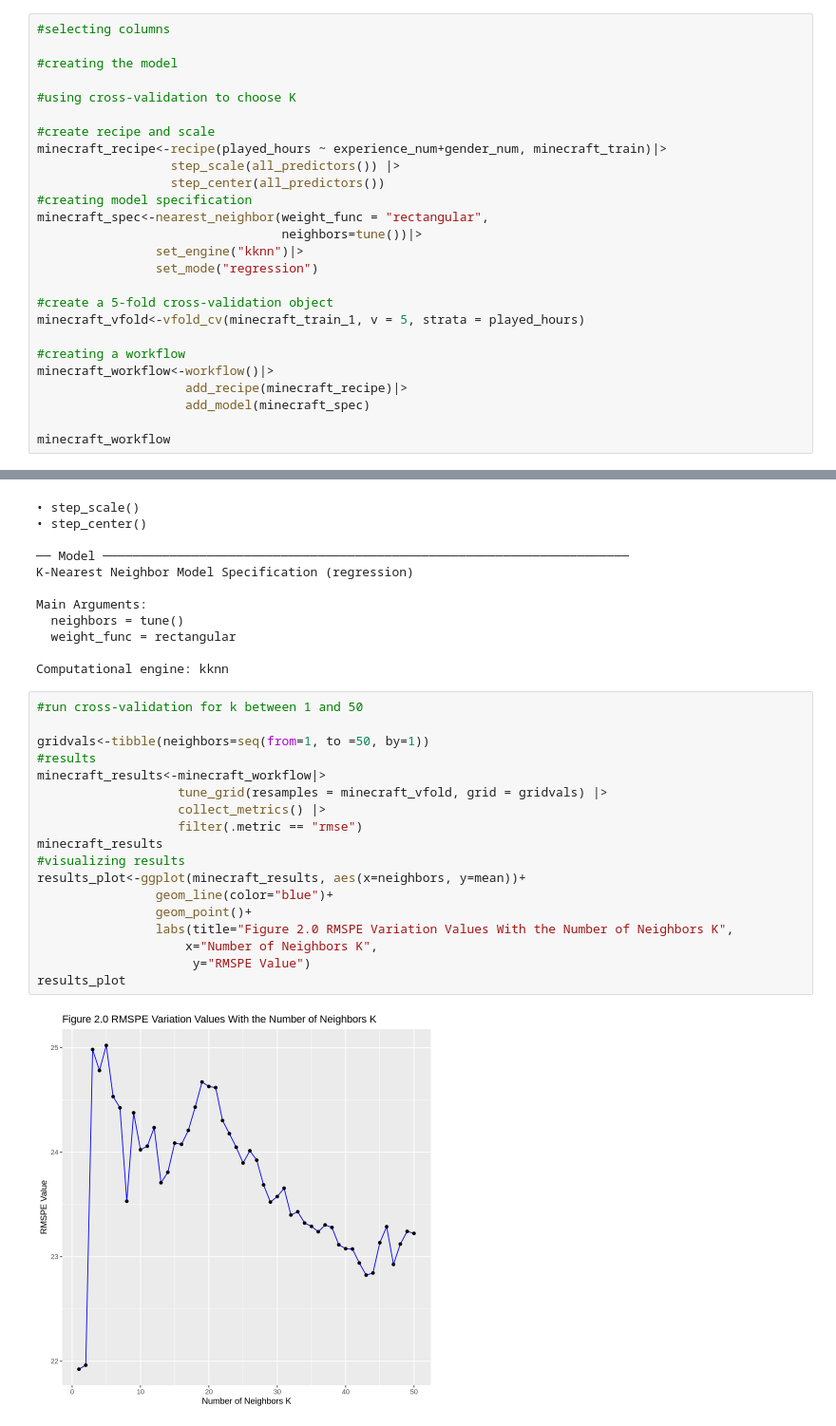
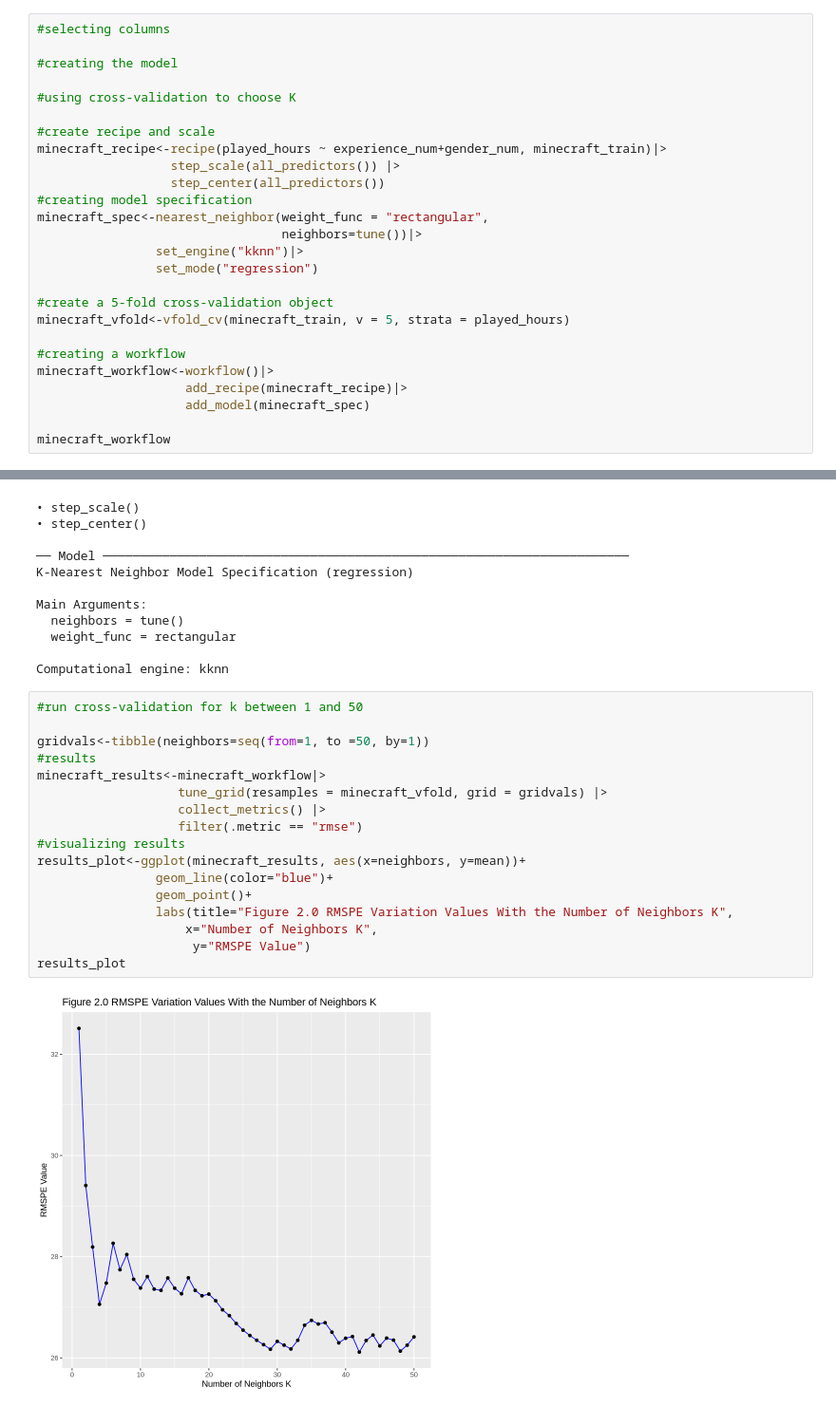
Before and after one commit to yuunvis/Group-Project, a Jupyter notebook: group_project.ipynb, the cells around one changed output, grey strips where cells are left out. Shown at 95% size. Drawn from its saved outputs; the diff is of its cells as text.

```diff
--- a/group_project.ipynb
+++ b/group_project.ipynb
@@ -270,7 +270,7 @@ minecraft_spec<-nearest_neighbor(weight_func = "rectangular",
                 set_mode("regression")
 
 #create a 5-fold cross-validation object
-minecraft_vfold<-vfold_cv(minecraft_train_1, v = 5, strata = played_hours)
+minecraft_vfold<-vfold_cv(minecraft_train, v = 5, strata = played_hours)
 
 #creating a workflow
 minecraft_workflow<-workflow()|>
@@ -300,23 +300,22 @@ Computational engine: kknn
 # %%
 #run cross-validation for k between 1 and 50
 
 gridvals<-tibble(neighbors=seq(from=1, to =50, by=1))
 #results
 minecraft_results<-minecraft_workflow|>
                    tune_grid(resamples = minecraft_vfold, grid = gridvals) |>
                    collect_metrics() |>
                    filter(.metric == "rmse")
-minecraft_results
 #visualizing results
 results_plot<-ggplot(minecraft_results, aes(x=neighbors, y=mean))+
                 geom_line(color="blue")+
                 geom_point()+
                 labs(title="Figure 2.0 RMSPE Variation Values With the Number of Neighbors K",
                     x="Number of Neighbors K",
                      y="RMSPE Value")
 results_plot
 # %% [output]
-[figure, old version]
+[figure, new version]
 # %%
 #find minimum RMSPE
 minecraft_min <- minecraft_results |>
```
Also changed, not shown: parts of 4 cells of this notebook.
